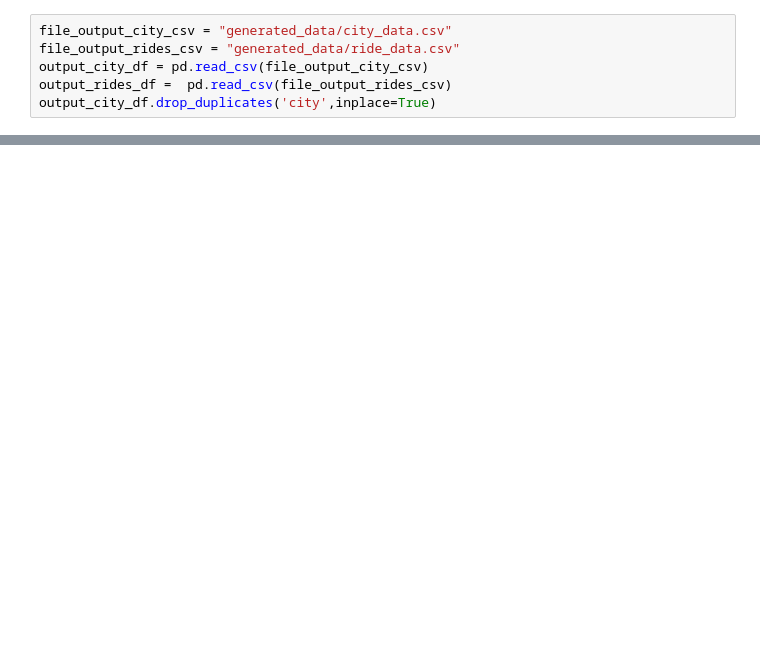
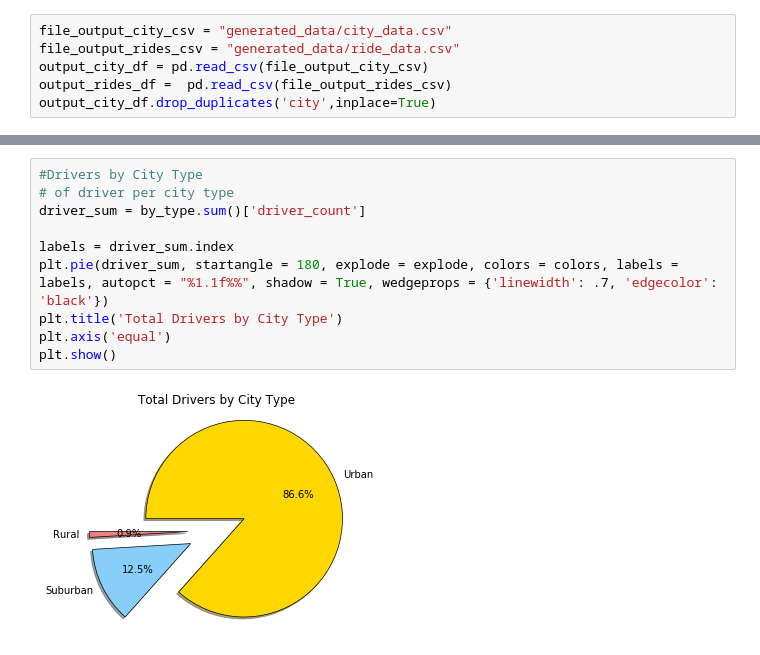
Before and after one commit to expertrao08/Matplotlib-Assignment, a Jupyter notebook: Pyber/PyberGenerator-Hw.ipynb, the cells around one changed output, grey strips where cells are left out. Cells and saved outputs as stored; diff of their text form; blank space fills up the shorter version.

```diff
--- a/Pyber/PyberGenerator-Hw.ipynb
+++ b/Pyber/PyberGenerator-Hw.ipynb
@@ -117,0 +107,12 @@ plt.show()
+# %%
+#Drivers by City Type
+# of driver per city type
+driver_sum = by_type.sum()['driver_count']
+
+labels = driver_sum.index
+plt.pie(driver_sum, startangle = 180, explode = explode, colors = colors, labels = labels, autopct = "%1.1f%%", shadow = True, wedgeprops = {'linewidth': .7, 'edgecolor': 'black'})
+plt.title('Total Drivers by City Type')
+plt.axis('equal')
+plt.show()
+# %% [output]
+[figure, added]
```
Also changed, not shown: parts of 9 cells of this notebook.
